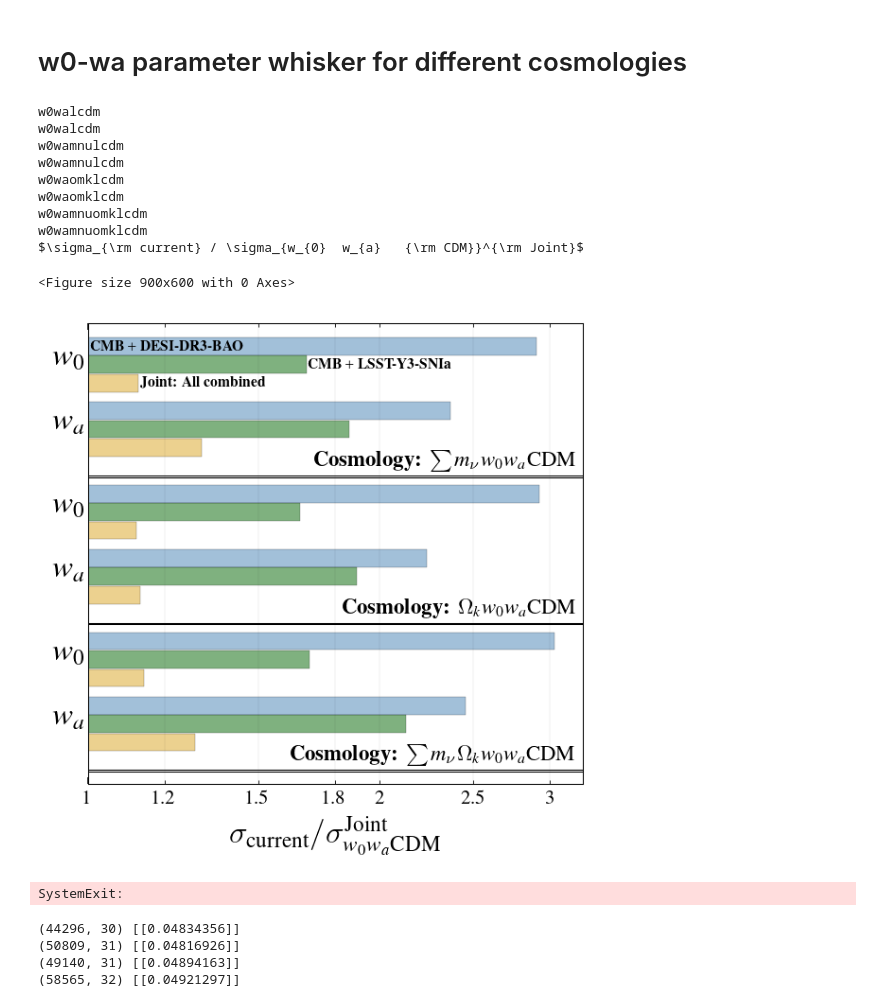
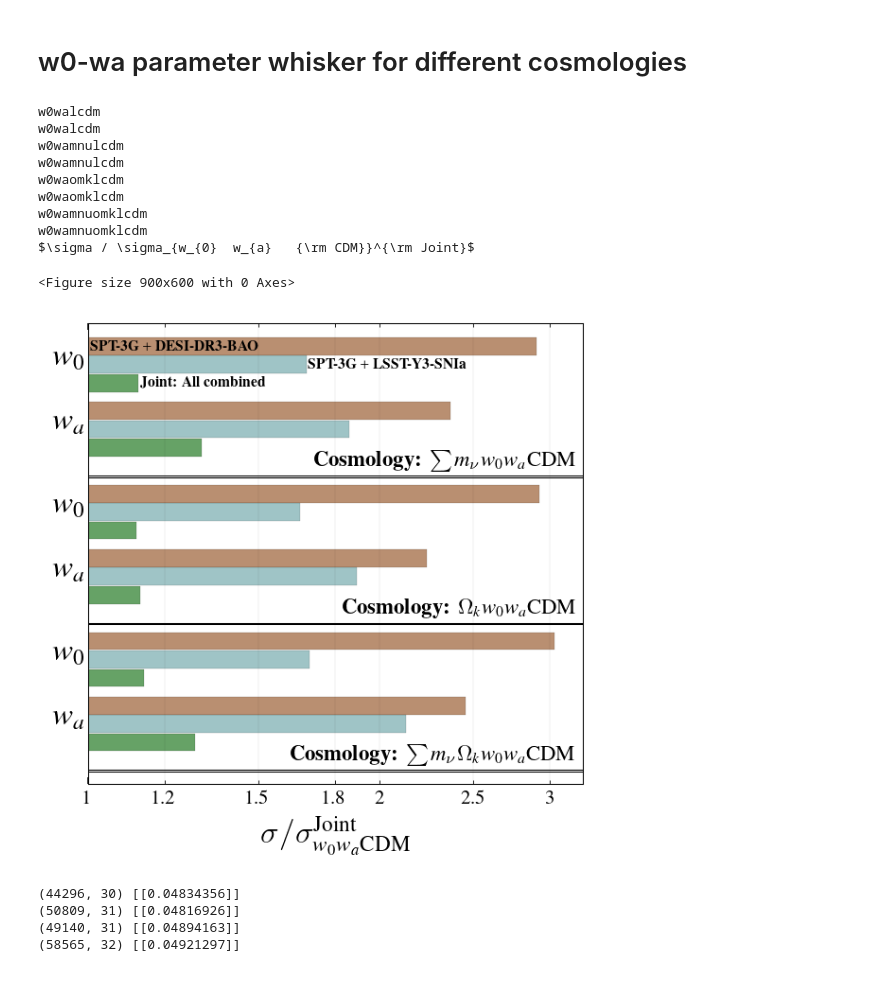
Before and after one commit to sriniraghunathan/CMB_BAO_SNe_likelihoods, a Jupyter notebook: analyse_chains_for_paper.ipynb, the cells around one changed output. Cells and saved outputs as stored; diff of their text form; code cells hidden in the pictures.

```diff
--- a/analyse_chains_for_paper.ipynb
+++ b/analyse_chains_for_paper.ipynb
@@ -59,7 +62,7 @@ param_limits_dic = {'omegam': [0.27, 0.37],
                     'H0': [66., 69.],
                    }
 
-for desi_iter in range(2):
+for desi_iter in range(1):#2):
     print('\n\n')
     if desi_iter == 0:
         #get all the samples for w0wamnulcdm
@@ -108,7 +111,7 @@ for desi_iter in range(2):
     chains_to_plot = chain_fdlist
     filled = [True, False, False, True]
     #color_arr = ['sandybrown', 'steelblue', 'darkred', 'black']
-    color_arr = ['black', 'steelblue', 'darkred', 'sandybrown']
+    color_arr = ['cadetblue', 'steelblue', 'darkred', 'sandybrown']
 
     print('\n')
     samples_to_plot, labels_arr = [], []
@@ -174,7 +177,7 @@ for desi_iter in range(2):
     #show(); sys.exit()
 
     savefig(plname, dpi = 200.)
-    show()
+    show();
 # %% [output]
 desidr2bao_mock-lcdm (14980, 20)
 desidr3bao_highz_mock-lcdm (16968, 20)
@@ -316,0 +307,2 @@ SystemExit:
+# %%
+curr_samples.addDerived(p.w + (1-a)*p.wa, name='wcomb', label=r'wcomb')
@@ -937,13 +934,13 @@ for cosmo_name_and_tag in cosmo_iter_dic:
 
     if cosmo_name in ['mnulcdm', 'w0wamnulcdm', 'neffmnulcdm']:
         if len(samples_to_plot1) == 3:
-            color_arr1 = ['sandybrown', 'steelblue', 'tab:green']
+            color_arr1 = ['sandybrown', 'midnightblue', 'tab:green']
         elif len(samples_to_plot1) == 4:
-            color_arr1 = ['sandybrown', 'steelblue', 'tab:green', 'black']
+            color_arr1 = ['sandybrown', 'midnightblue', 'tab:green', 'black']
         elif len(samples_to_plot1) == 5:
-            color_arr1 = ['sandybrown', 'tab:pink', 'steelblue', 'darkred', 'tab:green']
+            color_arr1 = ['sandybrown', 'tab:pink', 'midnightblue', 'darkred', 'tab:green']
         elif len(samples_to_plot1) == 6:
-            color_arr1 = ['sandybrown', 'sandybrown', 'tab:pink', 'tab:pink', 'steelblue', 'tab:green']
+            color_arr1 = ['sandybrown', 'sandybrown', 'tab:pink', 'tab:pink', 'midnightblue', 'tab:green']
     else:
         if len(samples_to_plot1) == 4:
             color_arr1 = ['sandybrown', 'palevioletred', 'steelblue', 'tab:green']
@@ -1300,6 +1297,7 @@ mnulcdm $\sum m_{\nu}  \Lambda {\rm CDM}$
 # %% [markdown]
 # w0-wa parameter whisker for different cosmologies
 # %%
+from matplotlib import ticker
 chain_fd = 'chains/for_paper/'
 cosmo_iter_dic = {
                    'w0walcdm': ['logA', 'ns', 'ombh2', 'omch2', 'tau', 'H0', 'w', 'wa'],
@@ -1400,17 +1398,17 @@ reqd_identifer_dic ={
              }
 '''
 reqd_identifer_dic ={
-             'TTEETEPP+desidr3bao_lowz_mock+desidr3bao_highz_mock': r'CMB $+$ DESI-DR3-BAO',
-             'TTEETEPP+lssty3_sne_mock': r'CMB $+$ LSST-Y3-SNIa',
+             'TTEETEPP+desidr3bao_lowz_mock+desidr3bao_highz_mock': r'SPT-3G $+$ DESI-DR3-BAO',
+             'TTEETEPP+lssty3_sne_mock': r'SPT-3G $+$ LSST-Y3-SNIa',
              'TTEETEPP+desidr3bao_lowz_mock+desidr3bao_highz_mock+lssty3_sne_mock': r'Joint: All combined',
              }
 
 baseline_cosmo_name = 'w0walcdm'
 baseline_iden = 'TTEETEPP+desidr3bao_lowz_mock+desidr3bao_highz_mock+lssty3_sne_mock'
 pl_specs_dic = {
-             'TTEETEPP+desidr3bao_lowz_mock+desidr3bao_highz_mock': [None, 'steelblue'],#'/', ''],
-             'TTEETEPP+lssty3_sne_mock': [None, 'darkgreen'],#'oo', None],
-             'TTEETEPP+desidr3bao_lowz_mock+desidr3bao_highz_mock+lssty3_sne_mock': [None, 'goldenrod'],
+             'TTEETEPP+desidr3bao_lowz_mock+desidr3bao_highz_mock': [None, 'saddlebrown'],#'/', ''],
+             'TTEETEPP+lssty3_sne_mock': [None, 'cadetblue'],#'oo', None],
+             'TTEETEPP+desidr3bao_lowz_mock+desidr3bao_highz_mock+lssty3_sne_mock': [None, 'darkgreen'],
             }
 cmb_exp_color_dic = {'advanced_so_baseline': 'steelblue',
                  'advanced_so_goal': 'darkorange',
@@ -1477,7 +1475,7 @@ for cosmo_cntr, cosmo_name in enumerate(plot_dic):
             else:
                 labval = None
             barh( loc, curr_val_to_plot, height = bar_width_val, color = curr_colorval,
-                 hatch = curr_hatchval, edgecolor = 'black', lw = 0.2, alpha = 0.5,
+                 hatch = curr_hatchval, edgecolor = 'black', lw = 0.1, alpha = 0.6,
                 label = labval)
 
             #write dataset
@@ -1521,43 +1519,42 @@ grid(True, which = 'both', alpha = 0.15, lw = 0.2, zorder = -100)
 #ax.xaxis.set_major_locator(MaxNLocator(nbins=5))
 baseline_cosmo_label = misc_getdist.get_cosmo_label(baseline_cosmo_name).strip('$')
 if baseline_iden is None:
-    xlabelval = r'$\sigma_{\rm current} / \sigma_{%s}$' %(baseline_cosmo_label)
+    xlabelval = r'$\sigma / \sigma_{%s}$' %(baseline_cosmo_label)
 elif baseline_iden == 'TTEETEPP+desidr3bao_lowz_mock+desidr3bao_highz_mock+lssty3_sne_mock':
-    xlabelval = r'$\sigma_{\rm current} / \sigma_{%s}^{\rm Joint}$' %(baseline_cosmo_label)
+    xlabelval = r'$\sigma / \sigma_{%s}^{\rm Joint}$' %(baseline_cosmo_label)
 print(xlabelval); ##sys.exit()
 xlabel(xlabelval, fontsize = fsval+2)
 axvspan(0., 1., color = 'silver', alpha = 0.1, zorder = -100)
 if (1):
     import matplotlib.ticker as ticker
     formatter = ScalarFormatter()
     formatter.set_scientific(False)
     #ax.get_xaxis().set_major_formatter(ticker.ScalarFormatter(useOffset=False))
     #ax.get_xaxis().set_minor_formatter(ticker.ScalarFormatter(useOffset=False))
     ax.xaxis.set_major_formatter(formatter)
     ax.xaxis.set_minor_formatter(formatter)
     ax.xaxis.set_major_formatter(ticker.FormatStrFormatter('%g'))
     ax.xaxis.set_minor_formatter(ticker.FormatStrFormatter('%g'))
     ##ax.xaxis.set_major_formatter('%g')
     ##ax.xaxis.set_minor_formatter('%d')
     #ax.set_xticklabels([1, 2, 3], [1, 2, 3])
 
 plname = '%s/w0_wa_multiple_cosmo_datasets_for_spt.pdf' %(pl_folder)
 savefig(plname, dpi = 200.)
-show(); sys.exit()
-sys.exit()
+show();
+#sys.exit()
 # %% [output]
 w0walcdm
 w0walcdm
 w0wamnulcdm
 w0wamnulcdm
 w0waomklcdm
 w0waomklcdm
 w0wamnuomklcdm
 w0wamnuomklcdm
-$\sigma_{\rm current} / \sigma_{w_{0}  w_{a}   {\rm CDM}}^{\rm Joint}$
+$\sigma / \sigma_{w_{0}  w_{a}   {\rm CDM}}^{\rm Joint}$
 <Figure size 900x600 with 0 Axes>
-[figure, old version]
+[figure, new version]
-SystemExit:
 # %%
 # fname1 = 'chains/for_paper/spt3g-TTEETEPP+desidr3bao_lowz_mock+desidr3bao_highz_mock+lssty3_sne_mock-w0walcdm/spt3g-TTEETEPP+desidr3bao_lowz_mock+desidr3bao_highz_mock+lssty3_sne_mock-w0walcdm'
 # fname2 = 'chains/for_paper/spt3g-TTEETEPP+desidr3bao_lowz_mock+desidr3bao_highz_mock+lssty3_sne_mock-w0waomklcdm/spt3g-TTEETEPP+desidr3bao_lowz_mock+desidr3bao_highz_mock+lssty3_sne_mock-w0waomklcdm'
```
Also changed, not shown: parts of 16 cells of this notebook, 11 other files.
